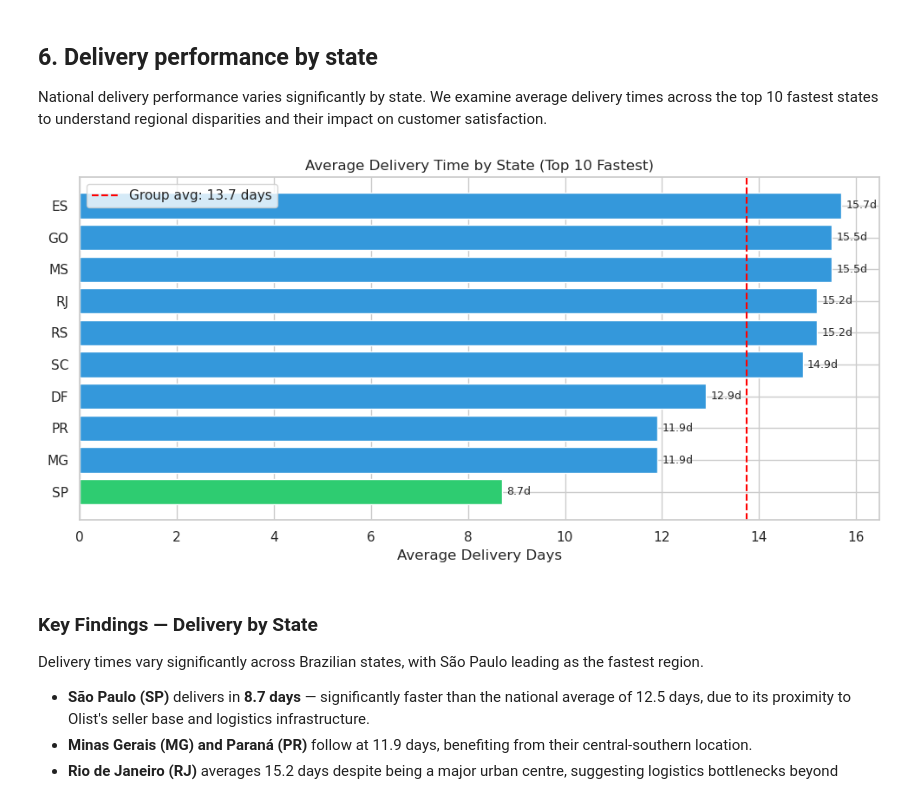
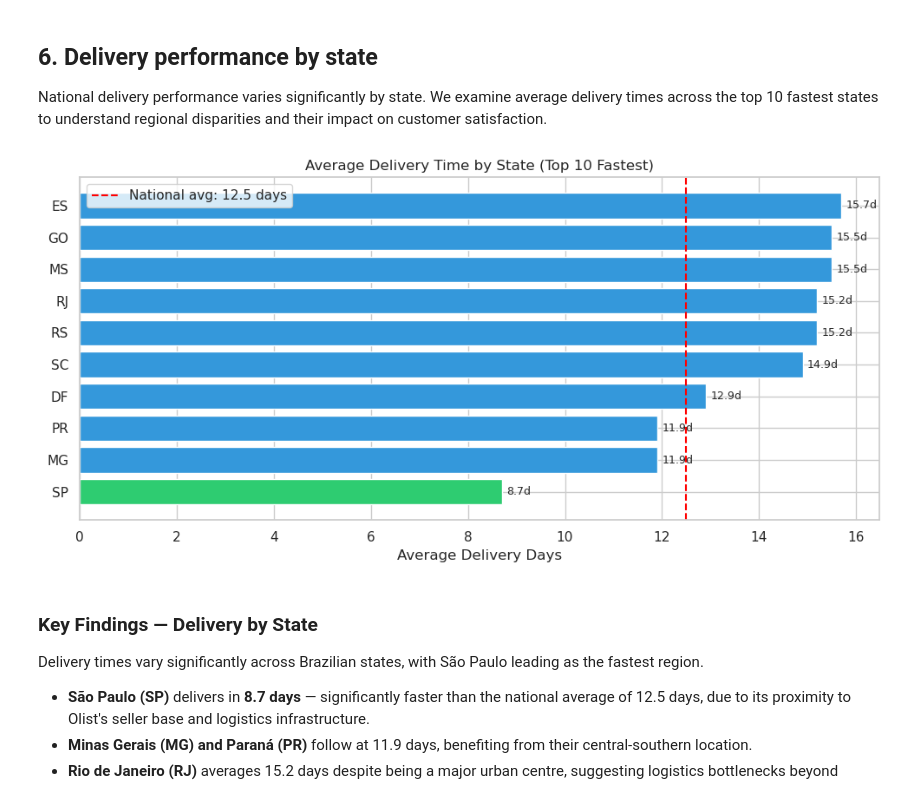
Before and after one commit to elaineet1/olist-pipeline, a Jupyter notebook: olist_analysis.ipynb, the cells around one changed output. Cells and saved outputs as stored; diff of their text form; code cells hidden in the pictures.

```diff
--- a/olist_analysis.ipynb
+++ b/olist_analysis.ipynb
@@ -435,36 +535,37 @@ SELECT
     COUNT(*) as total_orders
 FROM `my-project-001-487905.olist_dbt_olist_dbt.fact_orders` o
 JOIN `my-project-001-487905.olist_dbt_olist_dbt.dim_customer` c
     ON o.customer_id = c.customer_id
 WHERE o.delivery_days IS NOT NULL
 GROUP BY c.customer_state
 ORDER BY avg_delivery_days ASC
 LIMIT 10
 """
 df_delivery = pd.read_gbq(query_delivery, project_id="my-project-001-487905")
 
 fig, ax = plt.subplots(figsize=(10, 5))
 bars = ax.barh(
     df_delivery['customer_state'],
     df_delivery['avg_delivery_days'],
     color=['#2ecc71' if s == 'SP' else '#3498db' for s in df_delivery['customer_state']]
 )
 ax.axvline(
-    x=df_delivery['avg_delivery_days'].mean(),
+    x=12.5,
     color='red', linestyle='--',
-    label=f"Group avg: {df_delivery['avg_delivery_days'].mean():.1f} days"
+    label="National avg: 12.5 days"
 )
+
 ax.set_xlabel('Average Delivery Days')
 ax.set_title('Average Delivery Time by State (Top 10 Fastest)')
 ax.legend()
 for bar, val in zip(bars, df_delivery['avg_delivery_days']):
     ax.text(val + 0.1, bar.get_y() + bar.get_height()/2,
             f'{val}d', va='center', fontsize=9)
 plt.tight_layout()
 plt.savefig('docs/delivery_by_state.png', dpi=150, bbox_inches='tight')
 plt.show()
 # %% [output]
-[figure, old version]
+[figure, new version]
 # %% [markdown]
 ### Key Findings — Delivery by State
 
```
Also changed, not shown: parts of 11 cells of this notebook, 7 other files.
